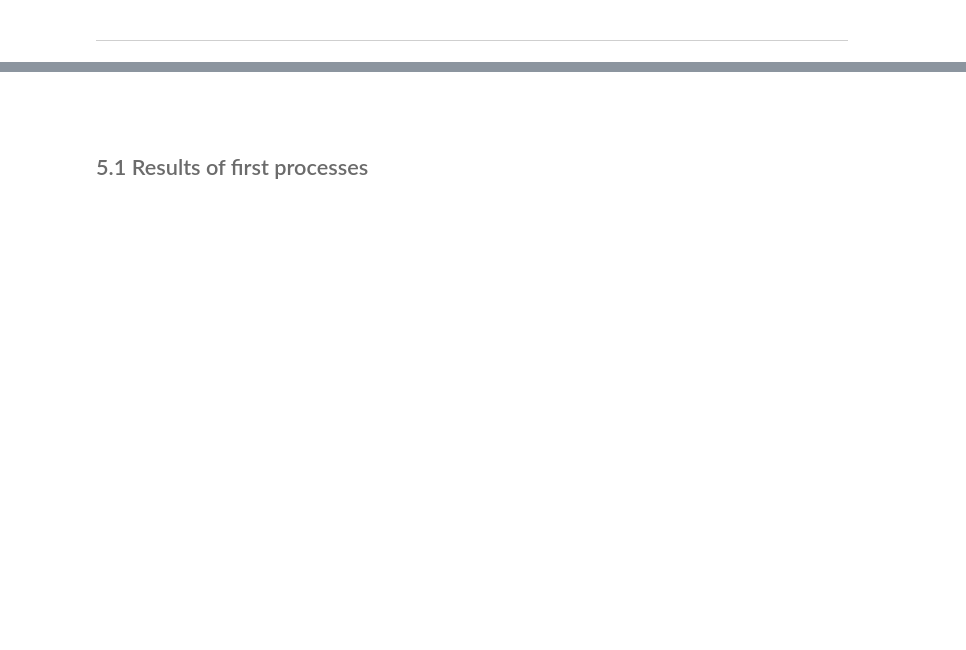
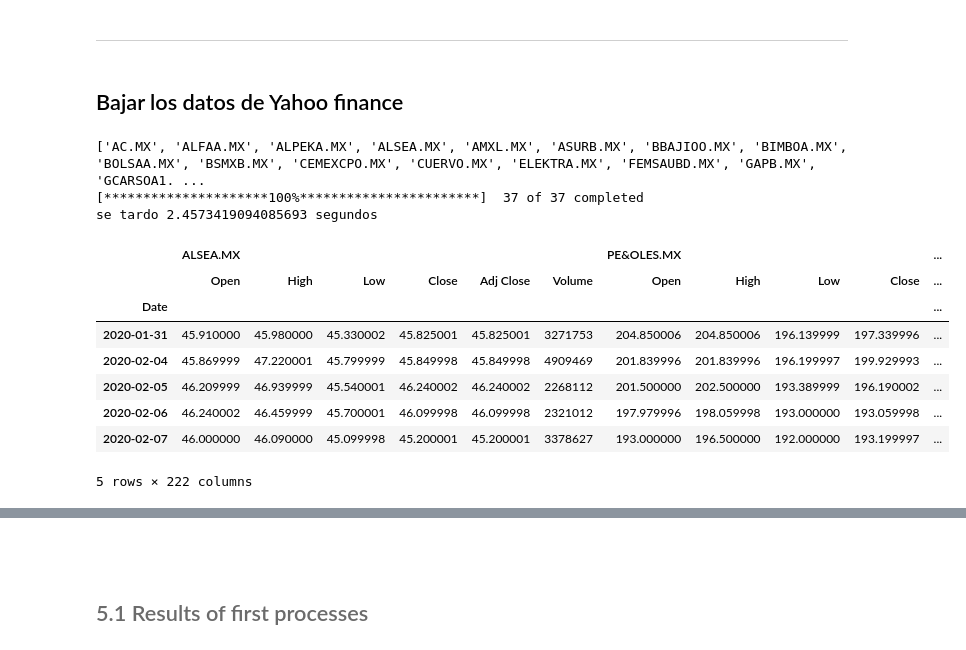
Before and after one commit to Marcoif/Laboratorio-1-Inversion-del-capital, a Jupyter notebook: notebook.ipynb, the cells around one changed output, grey strips where cells are left out. Cells and saved outputs as stored; diff of their text form; code cells hidden in the pictures; blank space fills up the shorter version.

```diff
--- a/notebook.ipynb
+++ b/notebook.ipynb
@@ -126,0 +124,3 @@ NameError: name 'data_close' is not defined
+# %%
+global_tickers = fn.f_global_tickers(dt.data_archivos, dt.filenames)
+global_tickers
@@ -132,0 +147,18 @@ NameError: name 'data_close' is not defined
+# %% [markdown]
+## Bajar los datos de Yahoo finance ##
+# %%
+prices= fn.prices_download(global_tickers)
+prices.head()
+# %% [output]
+['AC.MX', 'ALFAA.MX', 'ALPEKA.MX', 'ALSEA.MX', 'AMXL.MX', 'ASURB.MX', 'BBAJIOO.MX', 'BIMBOA.MX', 'BOLSAA.MX', 'BSMXB.MX', 'CEMEXCPO.MX', 'CUERVO.MX', 'ELEKTRA.MX', 'FEMSAUBD.MX', 'GAPB.MX', 'GCARSOA1. ...
+[*********************100%***********************]  37 of 37 completed
+se tardo 2.4573419094085693 segundos
+|  | ALSEA.MX |  |  |  |  |  | PE&OLES.MX |  |  |  | ... |
+|  | Open | High | Low | Close | Adj Close | Volume | Open | High | Low | Close | ... |
+| Date |  |  |  |  |  |  |  |  |  |  | ... |
+| 2020-01-31 | 45.910000 | 45.980000 | 45.330002 | 45.825001 | 45.825001 | 3271753 | 204.850006 | 204.850006 | 196.139999 | 197.339996 | ... |
+| 2020-02-04 | 45.869999 | 47.220001 | 45.799999 | 45.849998 | 45.849998 | 4909469 | 201.839996 | 201.839996 | 196.199997 | 199.929993 | ... |
+| 2020-02-05 | 46.209999 | 46.939999 | 45.540001 | 46.240002 | 46.240002 | 2268112 | 201.500000 | 202.500000 | 193.389999 | 196.190002 | ... |
+| 2020-02-06 | 46.240002 | 46.459999 | 45.700001 | 46.099998 | 46.099998 | 2321012 | 197.979996 | 198.059998 | 193.000000 | 193.059998 | ... |
+| 2020-02-07 | 46.000000 | 46.090000 | 45.099998 | 45.200001 | 45.200001 | 3378627 | 193.000000 | 196.500000 | 192.000000 | 193.199997 | ... |
+5 rows × 222 columns
```
Also changed, not shown: parts of 30 cells of this notebook, 2 other files.
